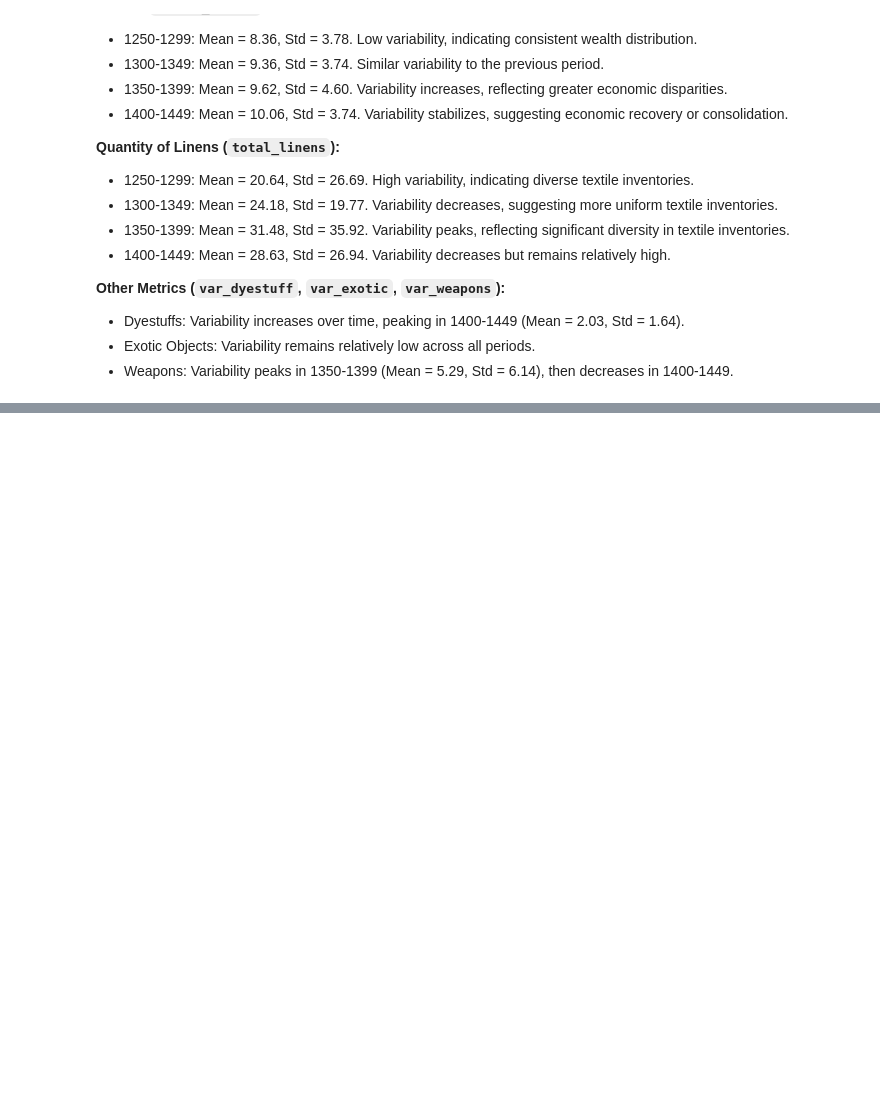
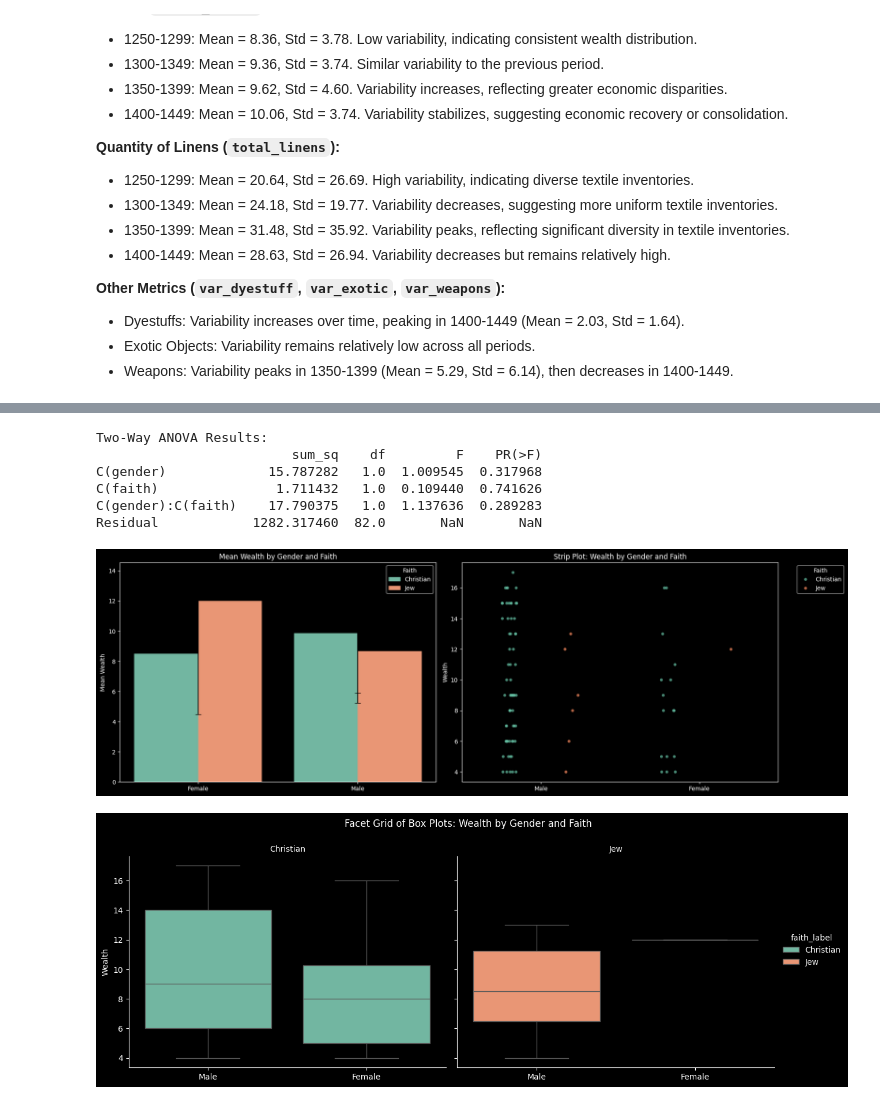
Before and after one commit to gpizzorno/marseille-luxury-objects, a Jupyter notebook: measuring-wealth.ipynb, the cells around one changed output, grey strips where cells are left out. Drawn from its saved outputs; the diff is of its cells as text; code cells hidden in the pictures; blank space fills up the shorter version.

Commit message:
fixes + anova analysis

```diff
--- a/measuring-wealth.ipynb
+++ b/measuring-wealth.ipynb
@@ -386,0 +389,77 @@ for group_name, group_columns in obj_groups.items():
+# %%
+# Analyze the relationship between wealth (wealth_points), gender, and faith
+# Two-way ANOVA
+anova_model = ols('wealth_points ~ C(gender) * C(faith)', data=df).fit()
+anova_table = sm.stats.anova_lm(anova_model, typ=2)
+print('Two-Way ANOVA Results:')
+print(anova_table)
+
+# Group data by gender and faith to calculate mean and standard deviation of wealth_points
+grouped_data = df.groupby(['gender_label', 'faith_label'])['wealth_points'].agg(['mean', 'std', 'count']).reset_index()
+
+# Visualization:
+fig, axes = plt.subplots(nrows=1, ncols=2, figsize=(18, 6))
+
+# Bar plot with error bars
+sns.barplot(data=grouped_data, x='gender_label', y='mean', hue='faith_label', palette='Set2', ci=None, ax=axes[0])
+for i, row in grouped_data.iterrows():
+    axes[0].errorbar(
+        x=i // len(grouped_data['faith_label'].unique()),
+        y=row['mean'],
+        yerr=row['std'],
+        fmt='none',
+        c='black',
+        capsize=5,
+    )
+axes[0].set_title('Mean Wealth by Gender and Faith')
+axes[0].set_xlabel('')
+axes[0].set_ylabel('Mean Wealth')
+# set legend using label columns
+axes[0].legend(title='Faith', labels=grouped_data['faith_label'].unique())
+# Strip Plot
+sns.stripplot(
+    data=df,
+    x='gender_label',
+    y='wealth_points',
+    hue='faith_label',
+    dodge=True,
+    jitter=True,
+    alpha=0.7,
+    palette='Set2',
+    ax=axes[1],
+)
+axes[1].set_title('Strip Plot: Wealth by Gender and Faith')
+axes[1].set_xlabel('')
+axes[1].set_ylabel('Wealth')
+axes[1].legend(title='Faith', bbox_to_anchor=(1.05, 1), loc='upper left')
+plt.tight_layout()
+plt.show()
+
+# Facet Grid of Box Plots
+facet_grid = sns.catplot(
+    data=df,
+    x='gender_label',
+    y='wealth_points',
+    hue='faith_label',
+    kind='box',
+    col='faith_label',
+    col_wrap=2,
+    height=5,
+    aspect=1.2,
+    palette='Set2',
+)
+facet_grid.set_axis_labels('', 'Wealth')
+facet_grid.set_titles(col_template='{col_name}')
+facet_grid.set_xticklabels()
+facet_grid.set_ylabels('Wealth')
+facet_grid.fig.suptitle('Facet Grid of Box Plots: Wealth by Gender and Faith')
+facet_grid.fig.subplots_adjust(top=0.85)
+# %% [output]
+Two-Way ANOVA Results:
+                         sum_sq    df         F    PR(>F)
+C(gender)             15.787282   1.0  1.009545  0.317968
+C(faith)               1.711432   1.0  0.109440  0.741626
+C(gender):C(faith)    17.790375   1.0  1.137636  0.289283
+Residual            1282.317460  82.0       NaN       NaN
+[figure, added]
+[figure, added]
```
Also changed, not shown: parts of 5 cells of this notebook, 1 other file.
